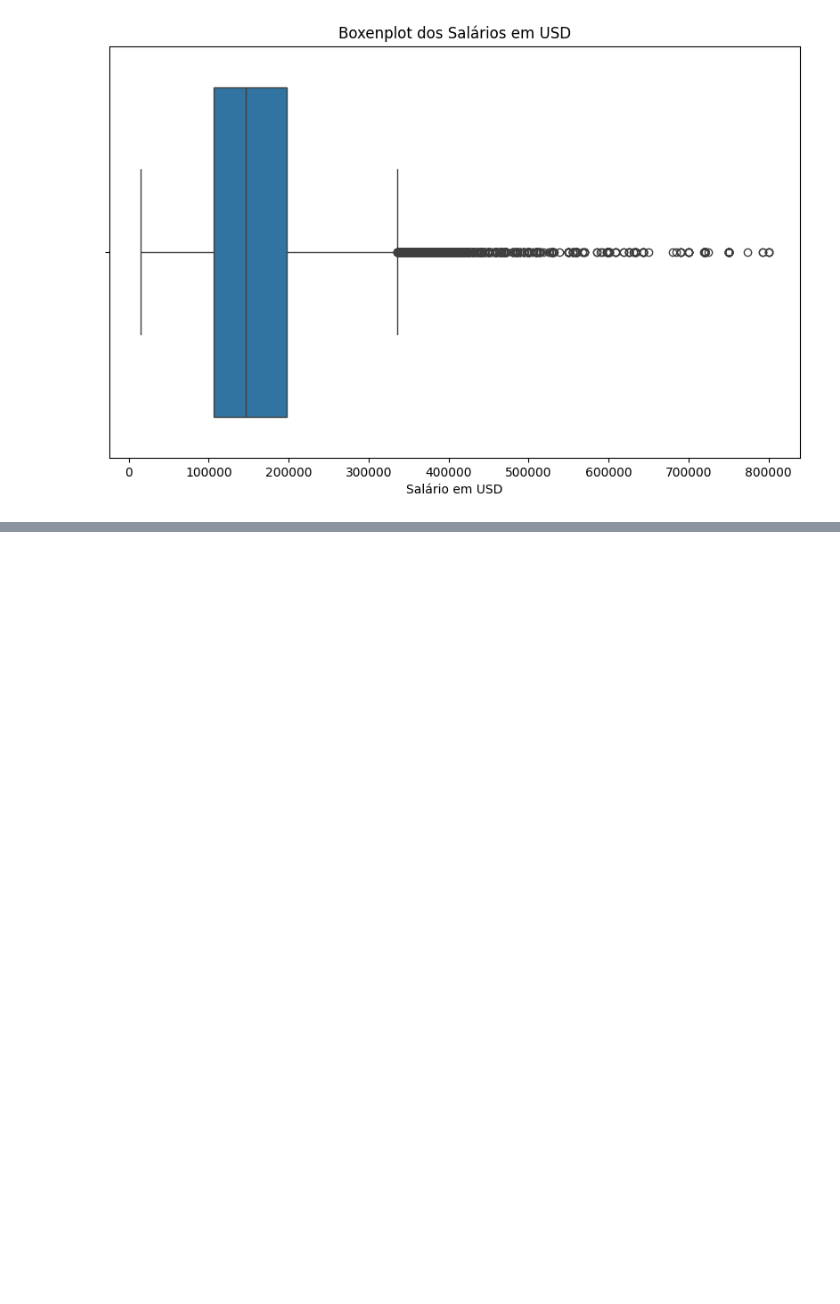
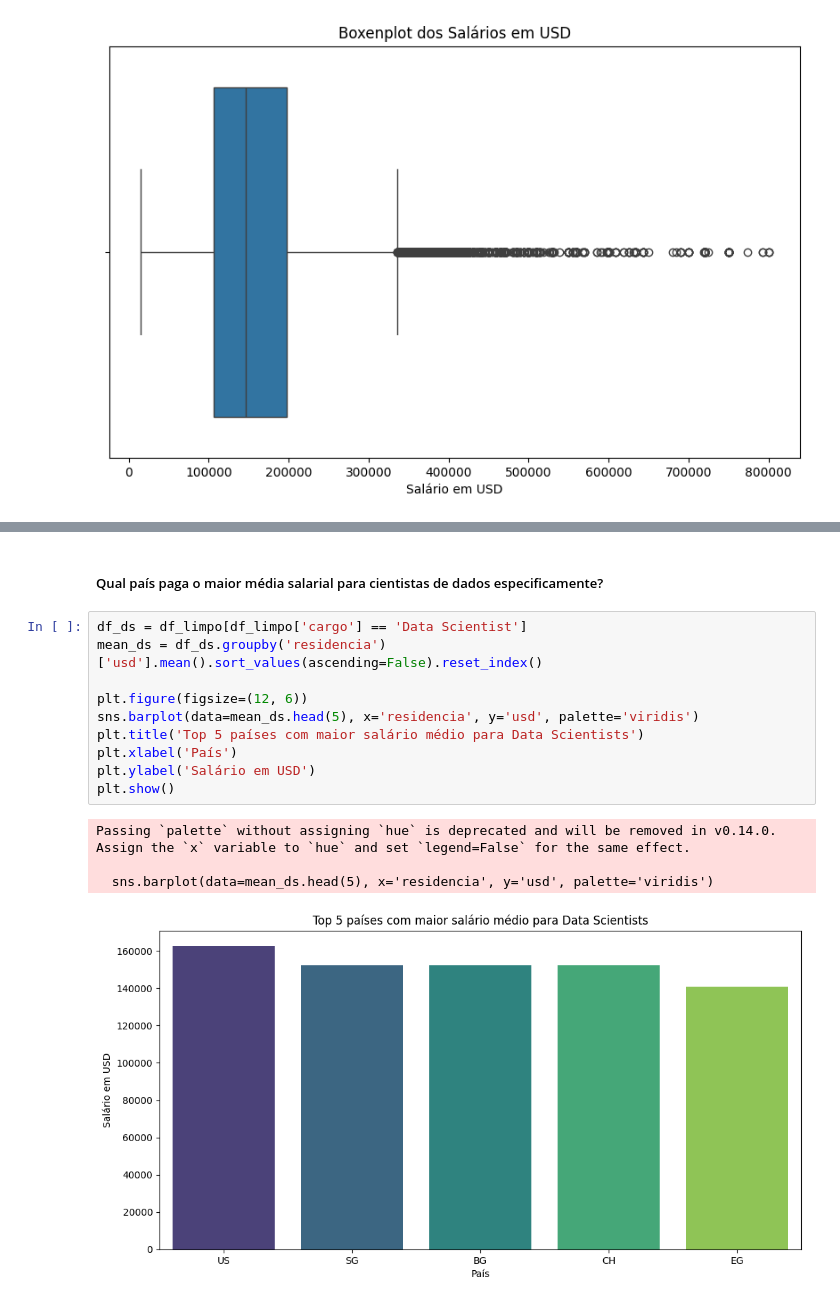
Before and after one commit to TheGabrielVieira/data-jobs-python, a Jupyter notebook: salary_jobs_dev.ipynb, the cells around one changed output, grey strips where cells are left out. Cells and saved outputs as stored; diff of their text form; blank space fills up the shorter version.

```diff
--- a/salary_jobs_dev.ipynb
+++ b/salary_jobs_dev.ipynb
@@ -492,0 +506,17 @@ plt.show()
+# %% [markdown]
+##### Qual país paga o maior média salarial para cientistas de dados especificamente?
+# %%
+df_ds = df_limpo[df_limpo['cargo'] == 'Data Scientist']
+mean_ds = df_ds.groupby('residencia')['usd'].mean().sort_values(ascending=False).reset_index()
+
+plt.figure(figsize=(12, 6))
+sns.barplot(data=mean_ds.head(5), x='residencia', y='usd', palette='viridis')
+plt.title('Top 5 países com maior salário médio para Data Scientists')
+plt.xlabel('País')
+plt.ylabel('Salário em USD')
+plt.show()
+# %% [output]
+Passing `palette` without assigning `hue` is deprecated and will be removed in v0.14.0. Assign the `x` variable to `hue` and set `legend=False` for the same effect.
+
+  sns.barplot(data=mean_ds.head(5), x='residencia', y='usd', palette='viridis')
+[figure, added]
```
Also changed, not shown: parts of 17 cells of this notebook, 1 other file.
